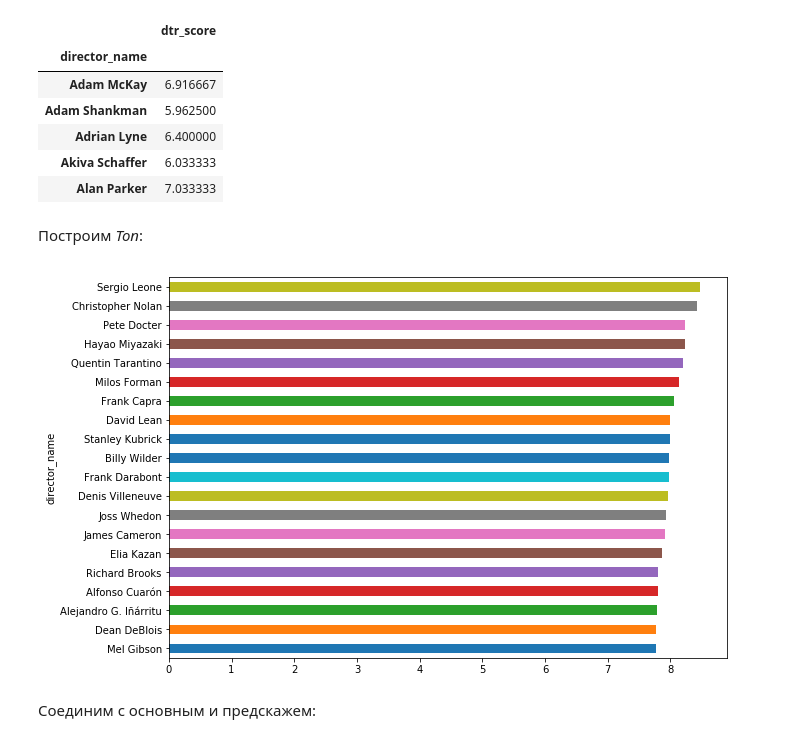
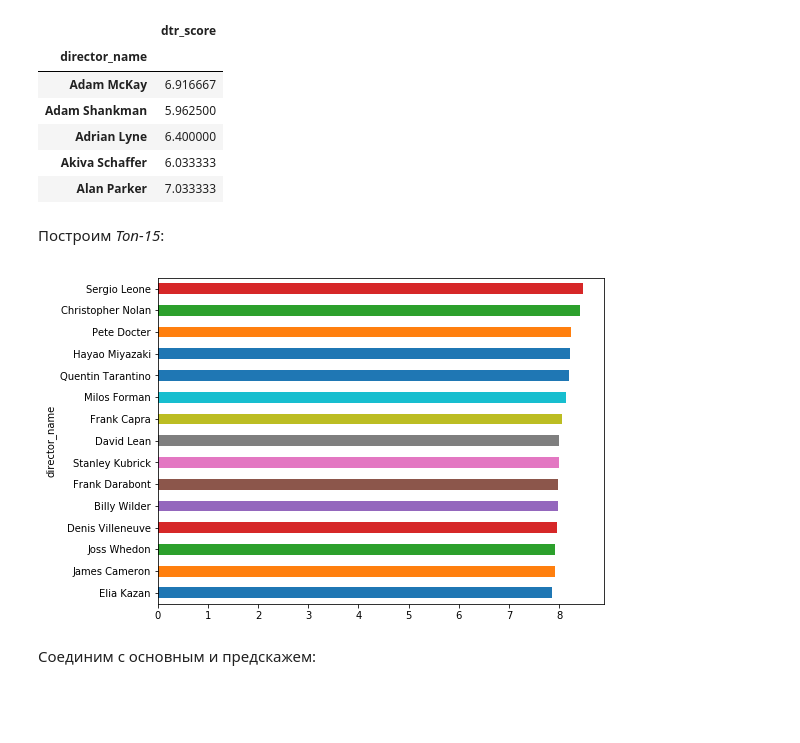
Before and after one commit to hildar/probability-theory, a Jupyter notebook: Project_Math_stat_Theory_of_probability.ipynb, the cells around one changed output. Cells and saved outputs as stored; diff of their text form; code cells hidden in the pictures; blank space fills up the shorter version.

```diff
--- a/Project_Math_stat_Theory_of_probability.ipynb
+++ b/Project_Math_stat_Theory_of_probability.ipynb
@@ -530,11 +512,11 @@ eggs.head()
 | Akiva Schaffer | 6.033333 |
 | Alan Parker | 7.033333 |
 # %% [markdown]
-Построим *Топ*:
+Построим *Топ-15*:
 # %%
-eggs.sort_values('dtr_score', ascending=False).head(20)['dtr_score'].sort_values().plot('barh', figsize=(10,7));
+eggs.sort_values('dtr_score', ascending=False).head(15)['dtr_score'].sort_values().plot('barh', figsize=(8,6));
 # %% [output]
-[figure, old version]
+[figure, new version]
 # %% [markdown]
 Соединим с основным и предскажем:
 # %%
```
Also changed, not shown: parts of 13 cells of this notebook.
